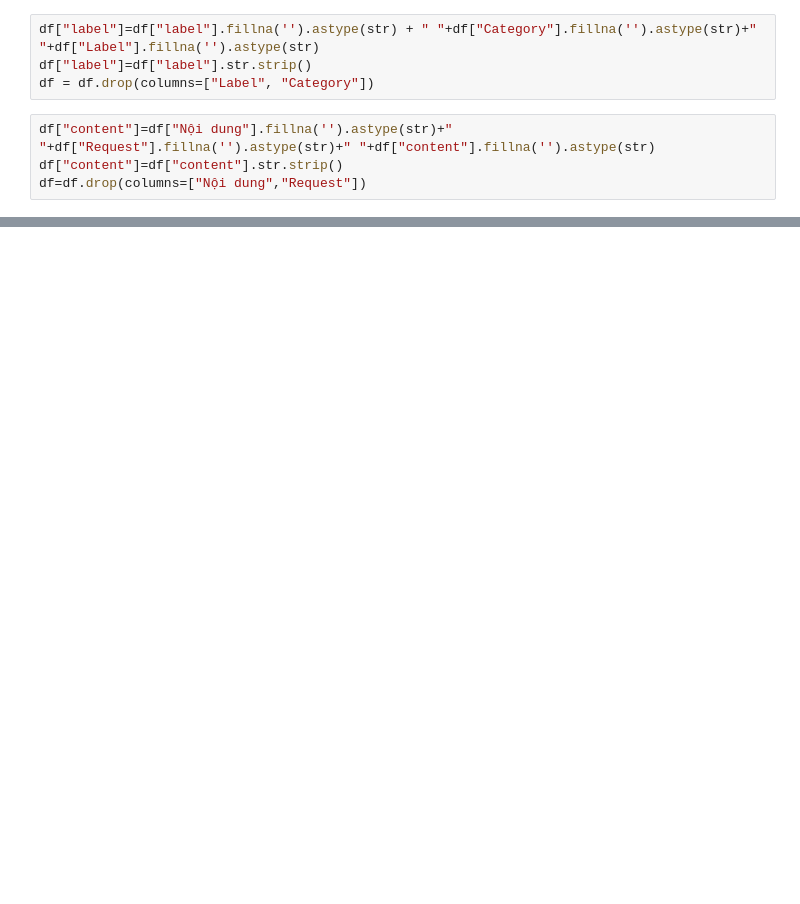
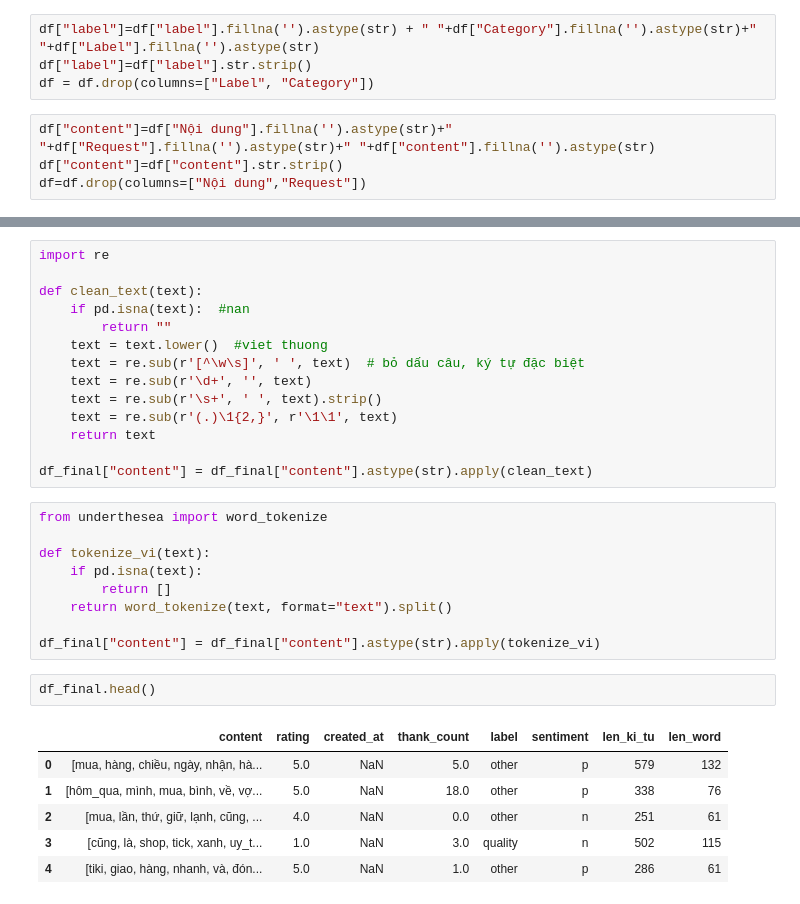
Before and after one commit to BaoMyTH/customer-support-classification, a Jupyter notebook: notebooks/baomy.ipynb, the cells around one changed output, grey strips where cells are left out. Saved outputs shown, nothing was run; the diff lists cells and outputs as text; blank space fills up the shorter version.

```diff
--- a/notebooks/baomy.ipynb
+++ b/notebooks/baomy.ipynb
@@ -199,0 +123,32 @@ outlier : 175 words
+# %%
+import re
+
+def clean_text(text):
+    if pd.isna(text):  #nan
+        return ""
+    text = text.lower()  #viet thuong
+    text = re.sub(r'[^\w\s]', ' ', text)  # bỏ dấu câu, ký tự đặc biệt
+    text = re.sub(r'\d+', '', text)
+    text = re.sub(r'\s+', ' ', text).strip()
+    text = re.sub(r'(.)\1{2,}', r'\1\1', text)
+    return text
+
+df_final["content"] = df_final["content"].astype(str).apply(clean_text)
+# %%
+from underthesea import word_tokenize
+
+def tokenize_vi(text):
+    if pd.isna(text):
+        return []
+    return word_tokenize(text, format="text").split()
+
+df_final["content"] = df_final["content"].astype(str).apply(tokenize_vi)
+# %%
+df_final.head()
+# %% [output]
+|  | content | rating | created_at | thank_count | label | sentiment | len_ki_tu | len_word |
+| 0 | [mua, hàng, chiều, ngày, nhận, hà... | 5.0 | NaN | 5.0 | other | p | 579 | 132 |
+| 1 | [hôm_qua, mình, mua, bình, về, vợ... | 5.0 | NaN | 18.0 | other | p | 338 | 76 |
+| 2 | [mua, lần, thứ, giữ, lạnh, cũng, ... | 4.0 | NaN | 0.0 | other | n | 251 | 61 |
+| 3 | [cũng, là, shop, tick, xanh, uy_t... | 1.0 | NaN | 3.0 | quality | n | 502 | 115 |
+| 4 | [tiki, giao, hàng, nhanh, và, đón... | 5.0 | NaN | 1.0 | other | p | 286 | 61 |
```
Also changed, not shown: parts of 58 cells of this notebook.
